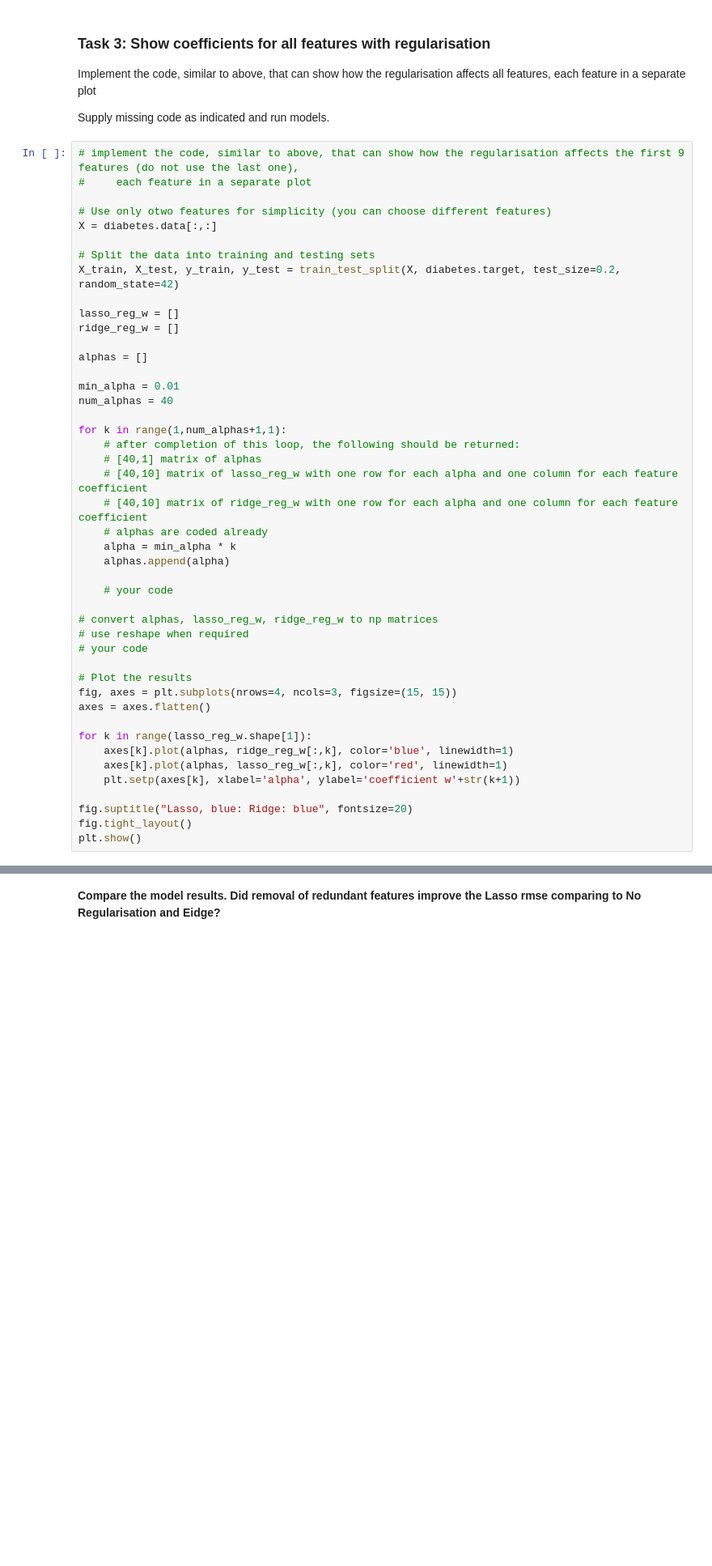
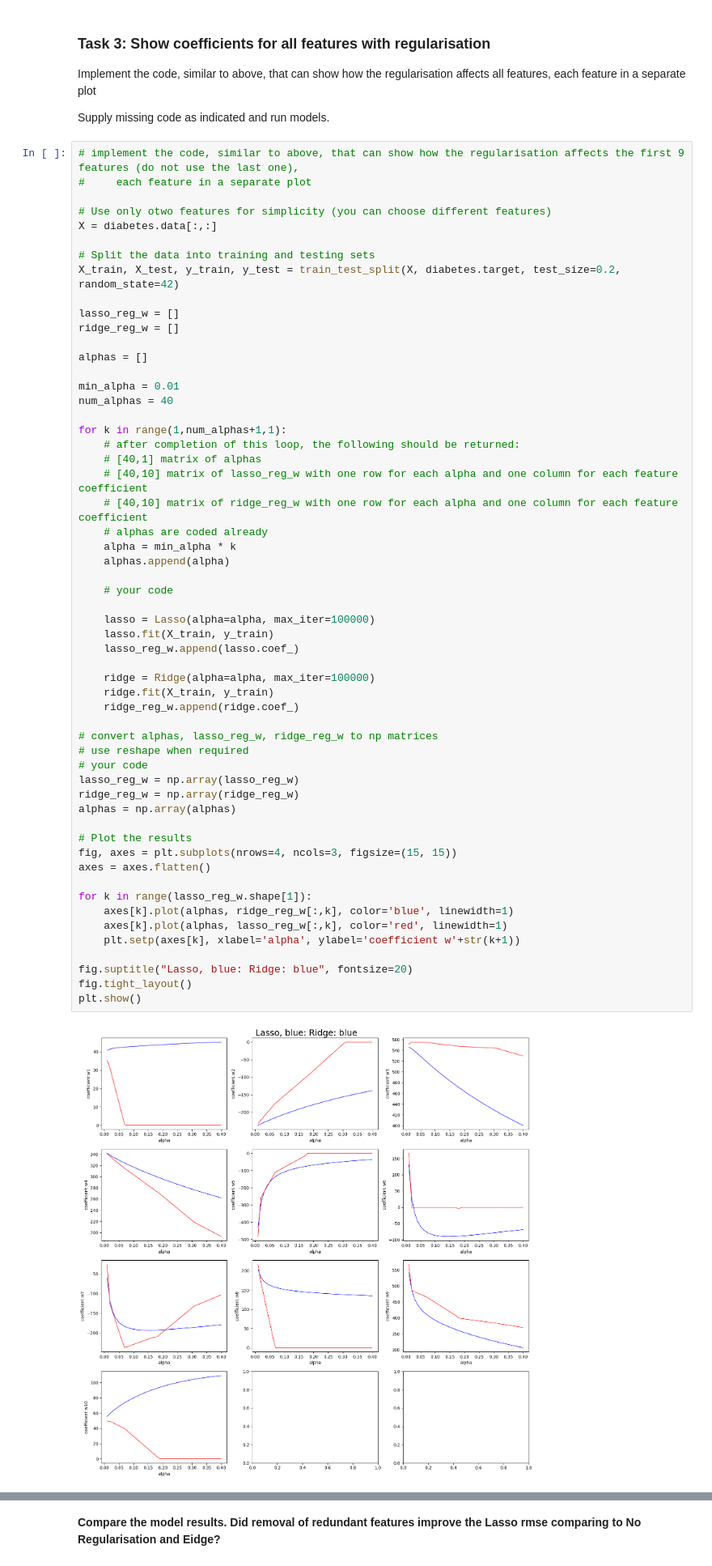
Before and after one commit to secary/compsci7314, a Jupyter notebook: workshop/week4/workshop w4.ipynb, the cells around one changed output, grey strips where cells are left out. Shown: that part at 81% size. Drawn from its saved outputs; the diff is of its cells as text; blank space fills up the shorter version.

```diff
--- a/workshop/week4/workshop w4.ipynb
+++ b/workshop/week4/workshop w4.ipynb
@@ -336,33 +393,46 @@ alphas = []
 min_alpha = 0.01
 num_alphas = 40
 
 for k in range(1,num_alphas+1,1):
     # after completion of this loop, the following should be returned:
     # [40,1] matrix of alphas
     # [40,10] matrix of lasso_reg_w with one row for each alpha and one column for each feature coefficient
     # [40,10] matrix of ridge_reg_w with one row for each alpha and one column for each feature coefficient
     # alphas are coded already
     alpha = min_alpha * k
     alphas.append(alpha)
 
     # your code
 
+    lasso = Lasso(alpha=alpha, max_iter=100000)
+    lasso.fit(X_train, y_train)
+    lasso_reg_w.append(lasso.coef_)
+
+    ridge = Ridge(alpha=alpha, max_iter=100000)
+    ridge.fit(X_train, y_train)
+    ridge_reg_w.append(ridge.coef_)
+
 # convert alphas, lasso_reg_w, ridge_reg_w to np matrices
 # use reshape when required
 # your code
+lasso_reg_w = np.array(lasso_reg_w)
+ridge_reg_w = np.array(ridge_reg_w)
+alphas = np.array(alphas)
 
 # Plot the results
 fig, axes = plt.subplots(nrows=4, ncols=3, figsize=(15, 15))
 axes = axes.flatten()
 
 for k in range(lasso_reg_w.shape[1]):
     axes[k].plot(alphas, ridge_reg_w[:,k], color='blue', linewidth=1)
     axes[k].plot(alphas, lasso_reg_w[:,k], color='red', linewidth=1)
     plt.setp(axes[k], xlabel='alpha', ylabel='coefficient w'+str(k+1))
 
 fig.suptitle("Lasso, blue: Ridge: blue", fontsize=20)
 fig.tight_layout()
 plt.show()
+# %% [output]
+[figure, added]
 # %% [markdown]
 As we can see the Lasso regression affect the coefficients more than the Ridge.
 
```
Also changed, not shown: parts of 11 cells of this notebook.
